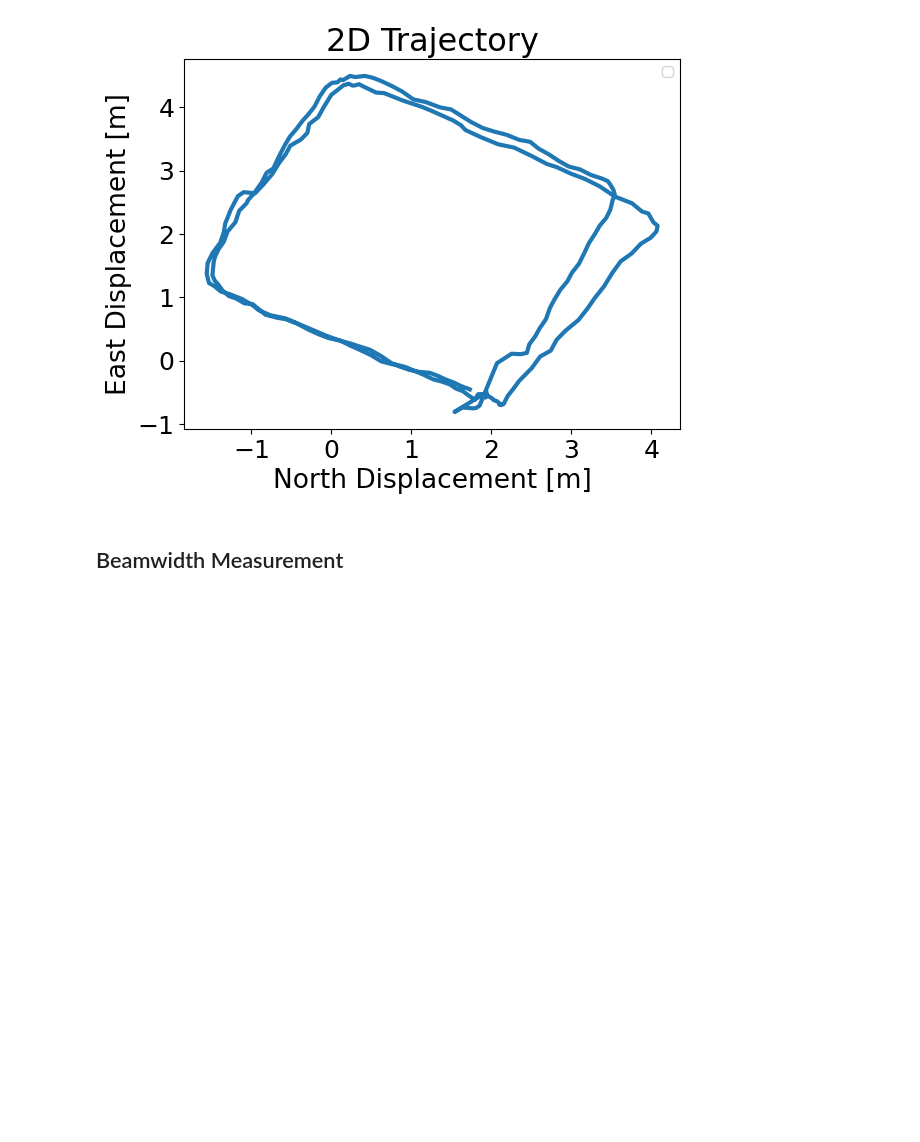
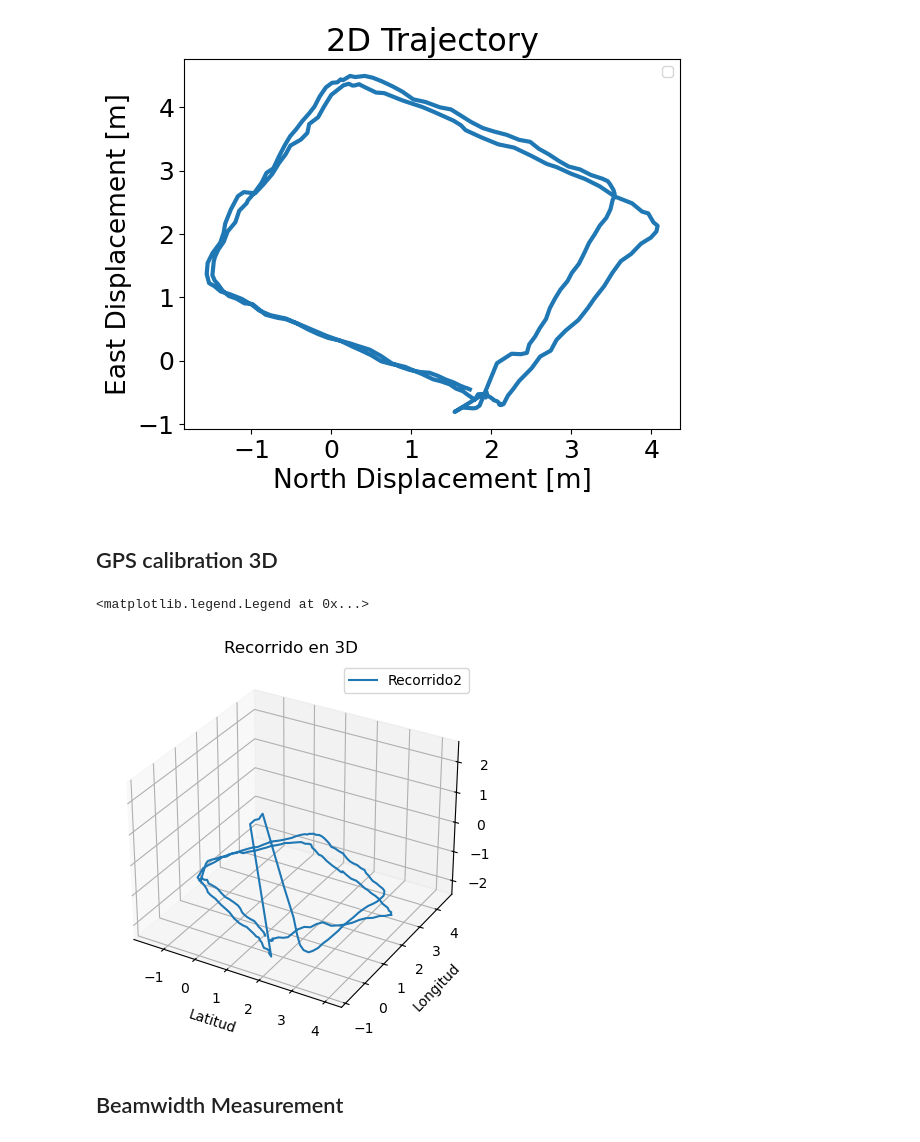
Before and after one commit to JuliansCastro/mmWave_5G_characterization, a Jupyter notebook: Analysis/Analysis_Path_Loss.ipynb, the cells around one changed output. Cells and saved outputs as stored; diff of their text form; code cells hidden in the pictures; blank space fills up the shorter version.

```diff
--- a/Analysis/Analysis_Path_Loss.ipynb
+++ b/Analysis/Analysis_Path_Loss.ipynb
@@ -151,6 +119,22 @@ plt.show()
 # %% [output]
 No artists with labels found to put in legend.  Note that artists whose label start with an underscore are ignored when legend() is called with no argument.
 [figure]
+# %% [markdown]
+## GPS calibration 3D
+# %%
+# Graficar el recorrido en 3D
+fig = plt.figure()
+ax = fig.add_subplot(111, projection='3d')
+#ax.plot(latitudes, longitudes, altitudes, label='Recorrido1')
+ax.plot(disN, disE, disD, label='Recorrido2')
+ax.set_xlabel('Latitud')
+ax.set_ylabel('Longitud')
+ax.set_zlabel('Altitud')
+ax.set_title('Recorrido en 3D')
+ax.legend()
+# %% [output]
+<matplotlib.legend.Legend at 0x...>
+[figure, added]
 # %% [markdown]
 ## Beamwidth Measurement
 # %%
```
Also changed, not shown: parts of 8 cells of this notebook, 2 other files.
